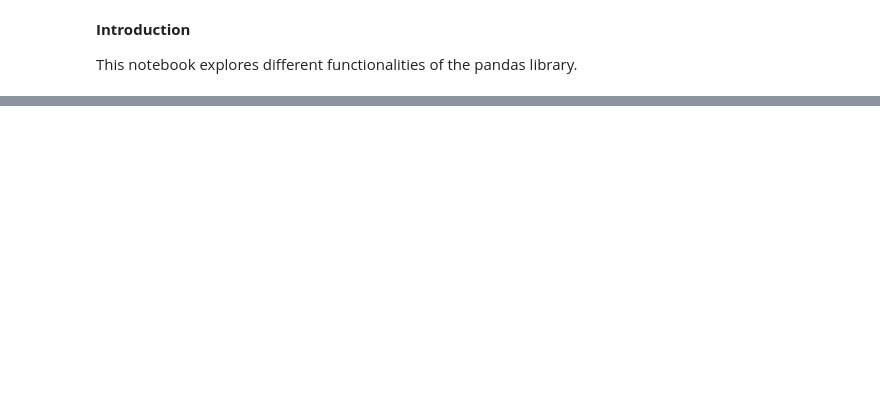
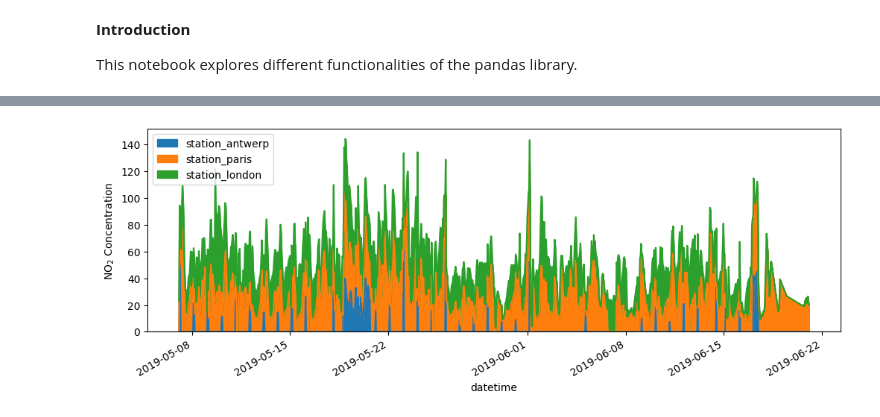
Before and after one commit to Eva088/Pandas, a Jupyter notebook: Pandas.ipynb, the cells around one changed output, grey strips where cells are left out. Cells and saved outputs as stored; diff of their text form; code cells hidden in the pictures; blank space fills up the shorter version.

```diff
--- a/Pandas.ipynb
+++ b/Pandas.ipynb
@@ -128,0 +141,7 @@ titanic.head()
+# %%
+fig,ax = plt.subplots(figsize = (12,4))
+air_quality.plot.area(ax = ax)
+ax.set_ylabel('NO$_2$ Concentration ')
+plt.show()
+# %% [output]
+[figure, added]
```
Also changed, not shown: parts of 5 cells of this notebook, 1 other file.
